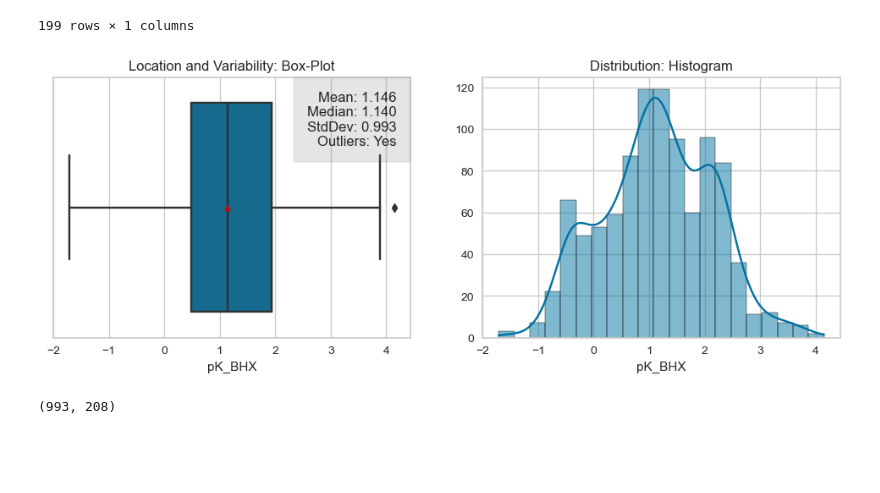
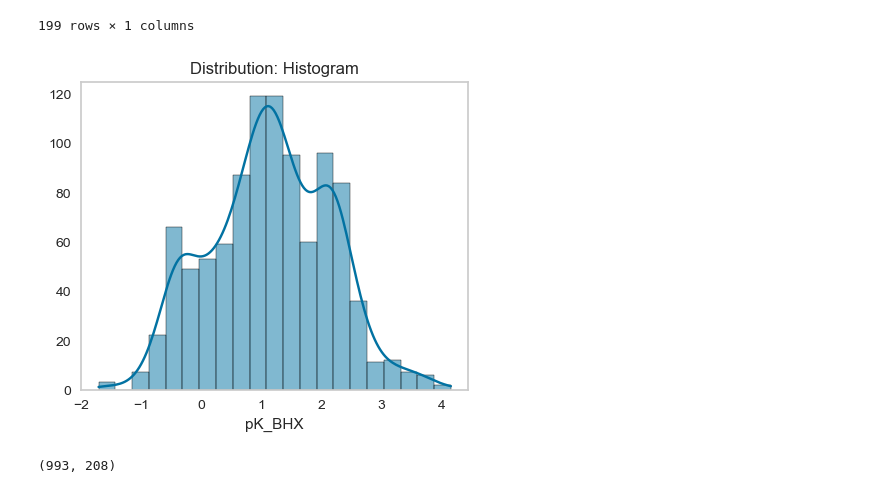
Before and after one commit to dmulysses/ml-regression-pkbhx, a Jupyter notebook: ml-regression-pkbhx.ipynb, the cells around one changed output. Drawn from its saved outputs; the diff is of its cells as text; code cells hidden in the pictures; blank space fills up the shorter version.

```diff
--- a/ml-regression-pkbhx.ipynb
+++ b/ml-regression-pkbhx.ipynb
@@ -157,43 +157,22 @@ df
 | 197 | 1.151026 |
 | 198 | 0.822602 |
 199 rows × 1 columns
-# %%
-fig, ax = plt.subplots(ncols=2, figsize=(12, 4))
-
-# Boxplot
-sns.boxplot(data=data, x=data["pK_BHX"], ax=ax[0], showmeans=True)
-ax[0].set_title('Location and Variability: Box-Plot')
-
-# Check outliers
-q1 = data["pK_BHX"].quantile(0.25)
-q3 = data["pK_BHX"].quantile(0.75)
-iqr = q3 - q1
-outliers = (data["pK_BHX"][(q1-1.5*iqr <= data["pK_BHX"]) | (data["pK_BHX"] >= q3+1.5*iqr)])
-
-if outliers.empty:
-    has_outliers = 'No'
-else:
-    has_outliers = 'Yes'
-
-# Presenting the stats
-ax[0].annotate(text=f'Mean: {data["pK_BHX"].mean():.3f}\n'
-                    f'Median: {data["pK_BHX"].median():.3f}\n'
-                    f'StdDev: {data["pK_BHX"].std():.3f}\n'
-                    f'Outliers: {has_outliers}',
-                    xy=(1,1), xytext=(-12,-12), xycoords='axes fraction', textcoords='offset points', ha='right', va='top', bbox=dict(facecolor='grey', alpha=0.2, pad=12))
-
-# Histogram
-sns.histplot(data=data, x=data['pK_BHX'], ax=ax[1], kde=True)
-ax[1].set_title('Distribution: Histogram')
-ax[1].yaxis.label.set_visible(False)
-
-# Normality stats
-_, pvalue = normaltest(data['pK_BHX'])
-skewness = skew(data['pK_BHX'])
-
-plt.show()
-# %% [output]
-[figure, removed]
+# %%
+fig, ax = plt.subplots(figsize=(5, 4))
+
+# Histogram
+sns.histplot(data=data, x=data['pK_BHX'], ax=ax, kde=True)
+ax.set_title('Distribution: Histogram')
+ax.grid()
+ax.yaxis.label.set_visible(False)
+
+# Normality stats
+_, pvalue = normaltest(data['pK_BHX'])
+skewness = skew(data['pK_BHX'])
+
+plt.show()
+# %% [output]
+[figure, added]
 # %%
 data_y = data['pK_BHX']
 data_X = data.drop(columns=['pK_BHX'])
```
Also changed, not shown: parts of 17 cells of this notebook, 1 other file.
